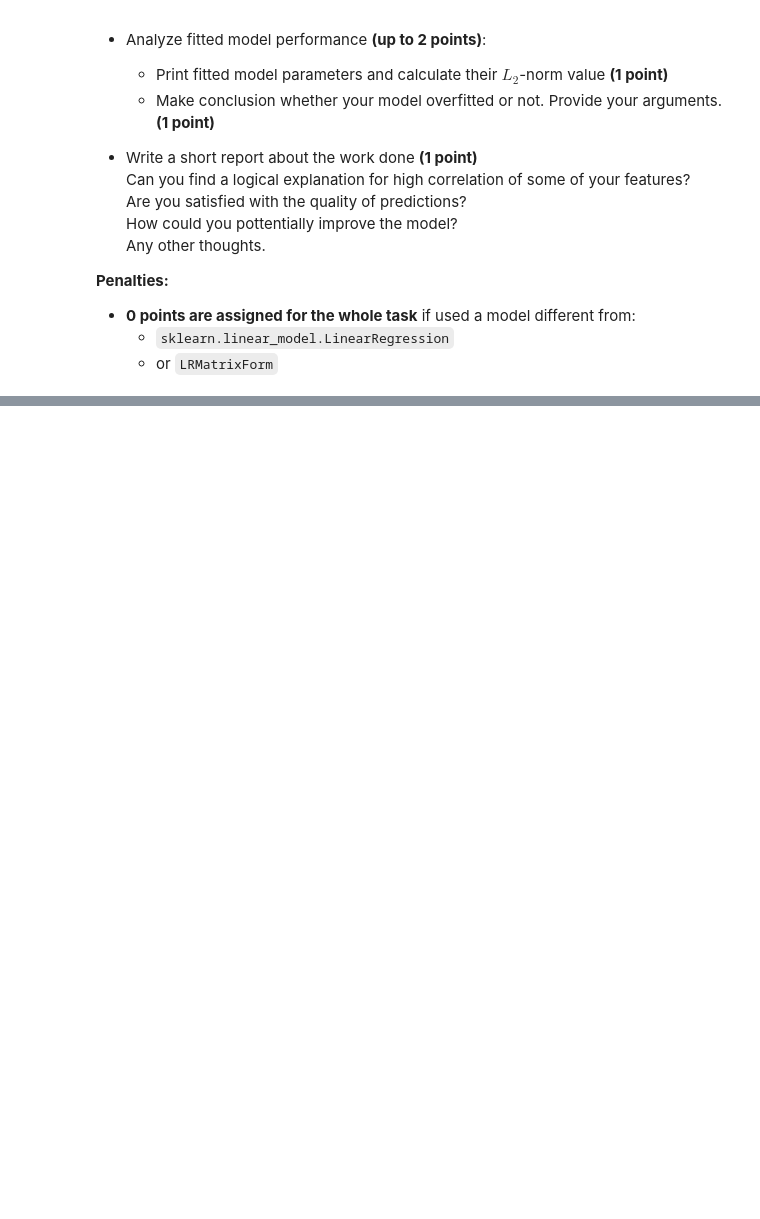
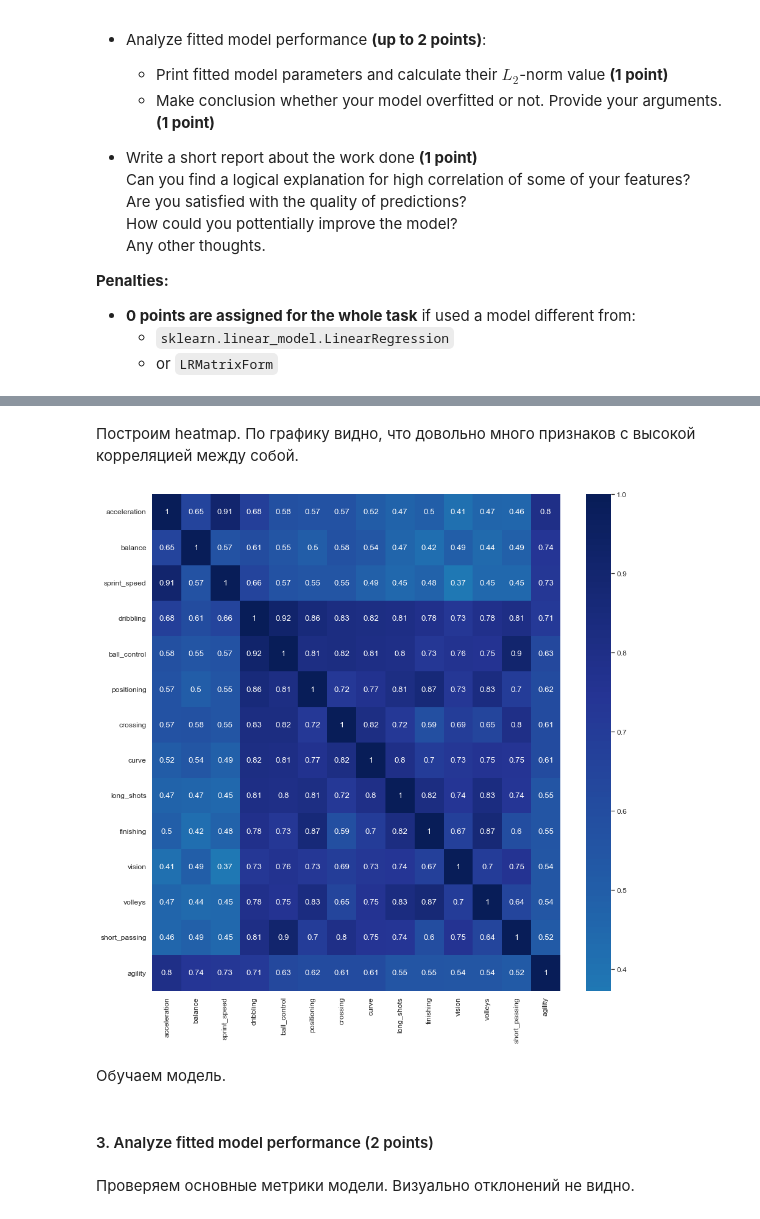
Before and after one commit to vilen-kim/3_linear_regression, a Jupyter notebook: linear_regression.ipynb, the cells around one changed output, grey strips where cells are left out. Saved outputs shown, nothing was run; the diff lists cells and outputs as text; code cells hidden in the pictures; blank space fills up the shorter version.

```diff
--- a/linear_regression.ipynb
+++ b/linear_regression.ipynb
@@ -1587,0 +1586,6 @@ Steps you need to follow:
+# %%
+print(df.shape)
+ix_split = int(0.7 * df.shape[0])
+DF_TRAIN = df.iloc[:ix_split].copy()
+DF_TEST = df.iloc[ix_split:].copy()
+print(DF_TRAIN.shape, DF_TEST.shape)
@@ -1587,0 +1599,7 @@ Steps you need to follow:
+# %%
+target = 'agility'
+correlation_matrix = pd.DataFrame.corr(DF_TRAIN)
+corr_matrix = correlation_matrix.loc[target, :].sort_values(ascending=False)[1:14]
+features = corr_matrix.index
+cols = list(features) + [target]
+corr_matrix
@@ -1587,0 +1645,10 @@ Steps you need to follow:
+# %% [markdown]
+Построим heatmap.
+По графику видно, что довольно много признаков с высокой корреляцией между собой.
+# %%
+plt.figure(figsize=[15,15])
+sns.heatmap(DF_TRAIN[cols].corr(), center=0.0, annot=True, cmap='YlGnBu');
+# %% [output]
+[figure, added]
+# %% [markdown]
+Обучаем модель.
@@ -1587,0 +1659,5 @@ Steps you need to follow:
+# %% [markdown]
+#### 3. Analyze fitted model performance (2 points)
+# %% [markdown]
+Проверяем основные метрики модели.
+Визуально отклонений не видно.
```
Also changed, not shown: parts of 49 cells of this notebook.
